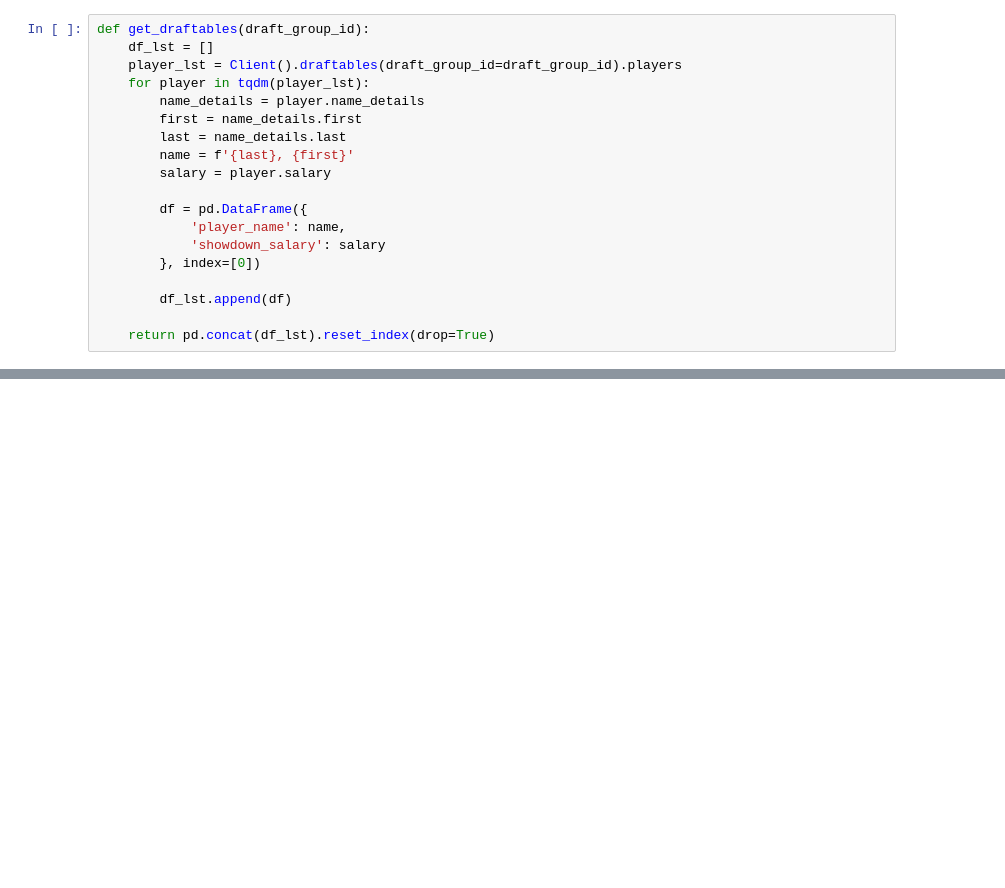
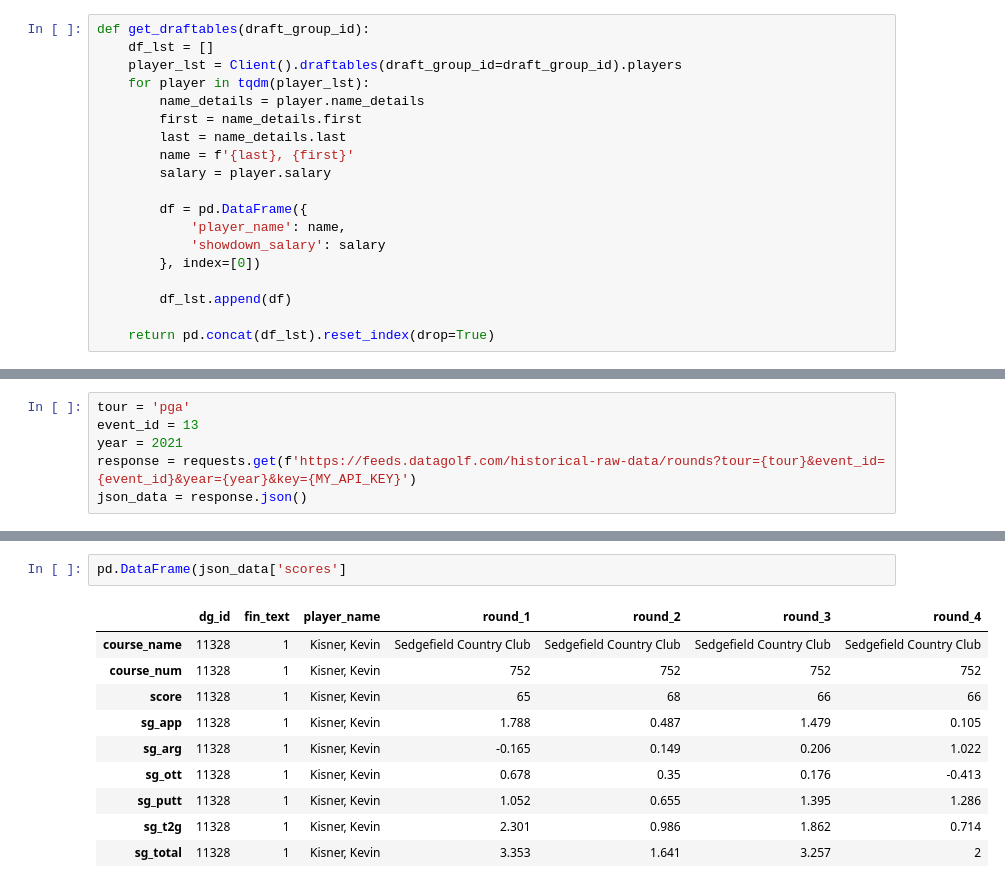
Before and after one commit to mtodisco10/data-golf, a Jupyter notebook: Extract From Data Golf API.ipynb, the cells around one changed output, grey strips where cells are left out. Cells and saved outputs as stored; diff of their text form; blank space fills up the shorter version.

```diff
--- a/Extract From Data Golf API.ipynb
+++ b/Extract From Data Golf API.ipynb
@@ -302,0 +181,6 @@ showdown_df = merged_df.merge(draftable_df, how = 'left', on ='player_name')
+# %%
+tour = 'pga'
+event_id = 13
+year = 2021
+response = requests.get(f'https://feeds.datagolf.com/historical-raw-data/rounds?tour={tour}&event_id={event_id}&year={year}&key={MY_API_KEY}')
+json_data = response.json()
@@ -302,0 +199,13 @@ showdown_df = merged_df.merge(draftable_df, how = 'left', on ='player_name')
+# %%
+pd.DataFrame(json_data['scores']
+# %% [output]
+|  | dg_id | fin_text | player_name | round_1 | round_2 | round_3 | round_4 |
+| course_name | 11328 | 1 | Kisner, Kevin | Sedgefield Country Club | Sedgefield Country Club | Sedgefield Country Club | Sedgefield Country Club |
+| course_num | 11328 | 1 | Kisner, Kevin | 752 | 752 | 752 | 752 |
+| score | 11328 | 1 | Kisner, Kevin | 65 | 68 | 66 | 66 |
+| sg_app | 11328 | 1 | Kisner, Kevin | 1.788 | 0.487 | 1.479 | 0.105 |
+| sg_arg | 11328 | 1 | Kisner, Kevin | -0.165 | 0.149 | 0.206 | 1.022 |
+| sg_ott | 11328 | 1 | Kisner, Kevin | 0.678 | 0.35 | 0.176 | -0.413 |
+| sg_putt | 11328 | 1 | Kisner, Kevin | 1.052 | 0.655 | 1.395 | 1.286 |
+| sg_t2g | 11328 | 1 | Kisner, Kevin | 2.301 | 0.986 | 1.862 | 0.714 |
+| sg_total | 11328 | 1 | Kisner, Kevin | 3.353 | 1.641 | 3.257 | 2 |
```
Also changed, not shown: parts of 48 cells of this notebook, 1 other file.
